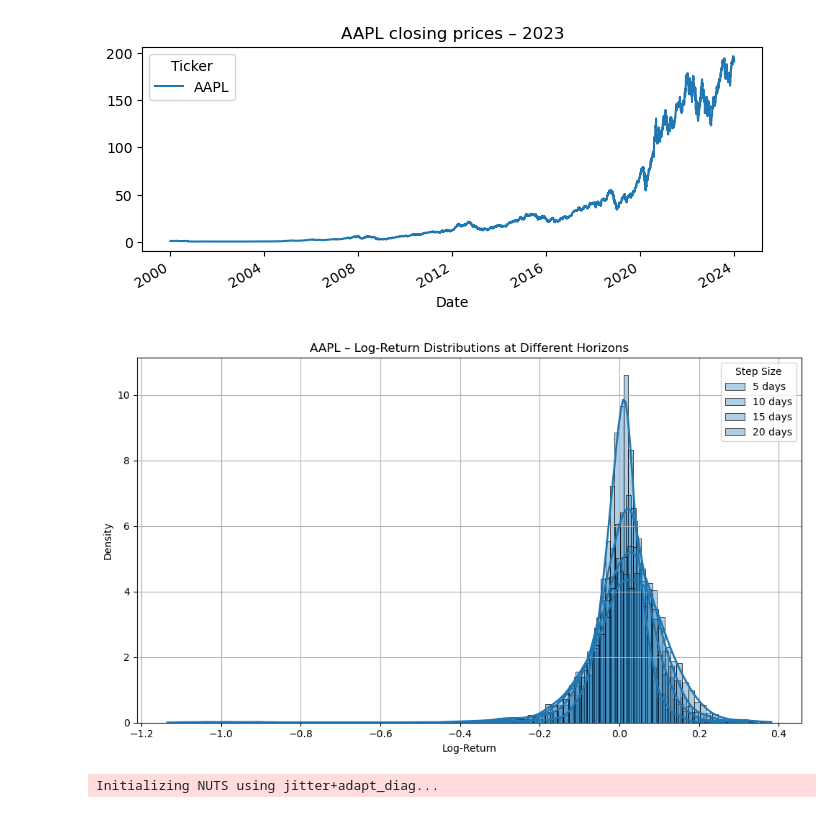
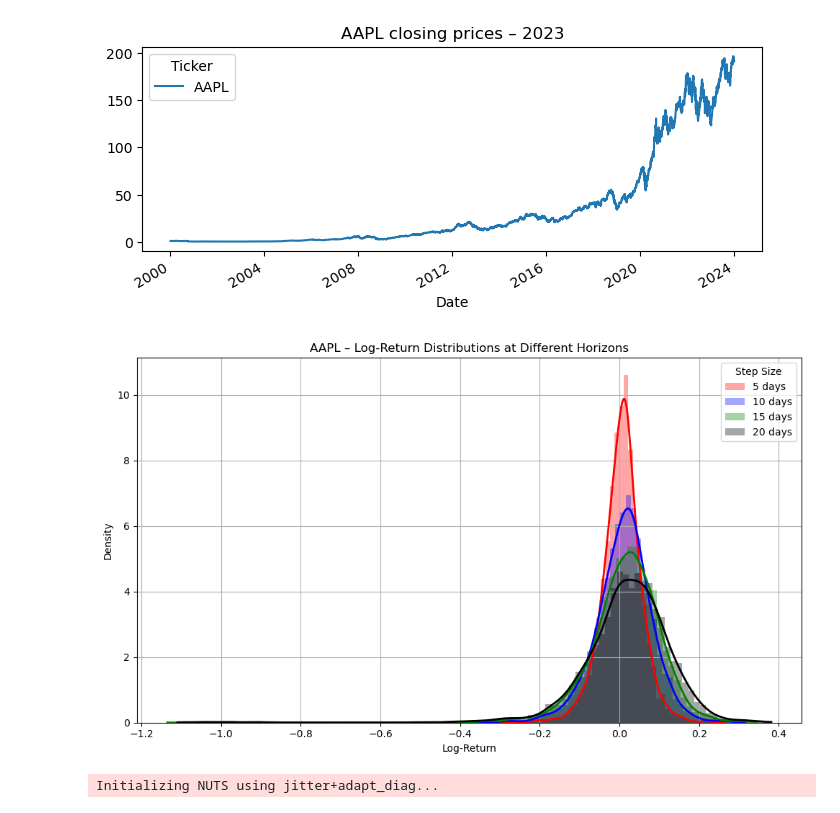
Before and after one commit to RezaCodz/Math_finance_models, a Jupyter notebook: models.ipynb, the cells around one changed output. Drawn from its saved outputs; the diff is of its cells as text; code cells hidden in the pictures.

Commit message:
color fixed

```diff
--- a/models.ipynb
+++ b/models.ipynb
@@ -18,38 +18,44 @@ plt.show()
 [*********************100%***********************]  1 of 1 completed
 [figure]
 # %%
+import numpy as np
+import matplotlib.pyplot as plt
+from scipy.stats import gaussian_kde
+
 two_week_steps_list = [5, 10, 15, 20]  # trading-day lags
 colors = ["red", "blue", "green", "black"]
 
-# Set up the histogram plot
 plt.figure(figsize=(10, 6))
 
-for steps, color in zip(two_week_steps_list, colors):
+for i, step in enumerate(two_week_steps_list):
     # Compute log-returns at the given step size
-    log_returns = np.log(prices / prices.shift(steps)).dropna()
+    log_returns = np.log(prices / prices.shift(step)).dropna().values
 
-    # Plot histogram with KDE overlay
-    sns.histplot(
+    # Plot histogram (density normalized)
+    plt.hist(
         log_returns,
         bins=100,
-        stat="density",
-        kde=True,
-        color=color,
+        density=True,
+        color=colors[i],
         alpha=0.35,
-        line_kws={"color": color, "linewidth": 2},
-        label=f"{steps} days"
+        label=f"{step} days",
+        edgecolor='none'
     )
 
-# Final touches
+    # Calculate KDE using scipy with correct shape
+    kde = gaussian_kde(log_returns.reshape(1, -1))
+    x_vals = np.linspace(log_returns.min(), log_returns.max(), 1000)
+    plt.plot(x_vals, kde(x_vals), color=colors[i], linewidth=2)
+
 plt.title(f"{ticker} – Log-Return Distributions at Different Horizons")
 plt.xlabel("Log-Return")
 plt.ylabel("Density")
 plt.legend(title="Step Size")
 plt.grid(True)
 plt.tight_layout()
 plt.show()
 # %% [output]
-[figure, old version]
+[figure, new version]
 # %%
 # --- 3. Transform to log-returns (the GBM observation) ---------------------
 log_returns = np.diff(np.log(prices.values))              # r_t = ln(S_{t}/S_{t-1})
```
